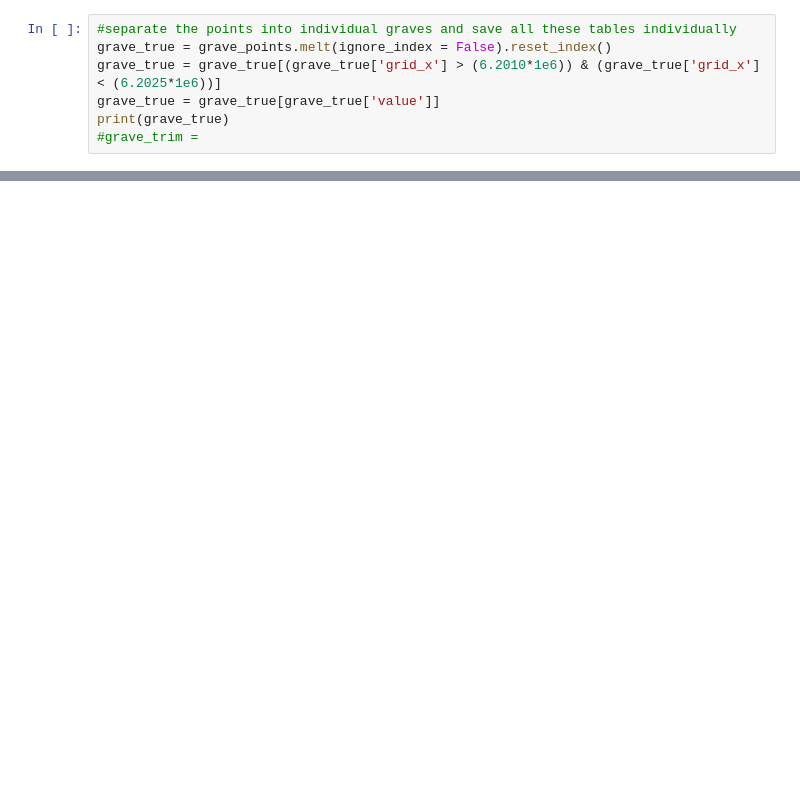
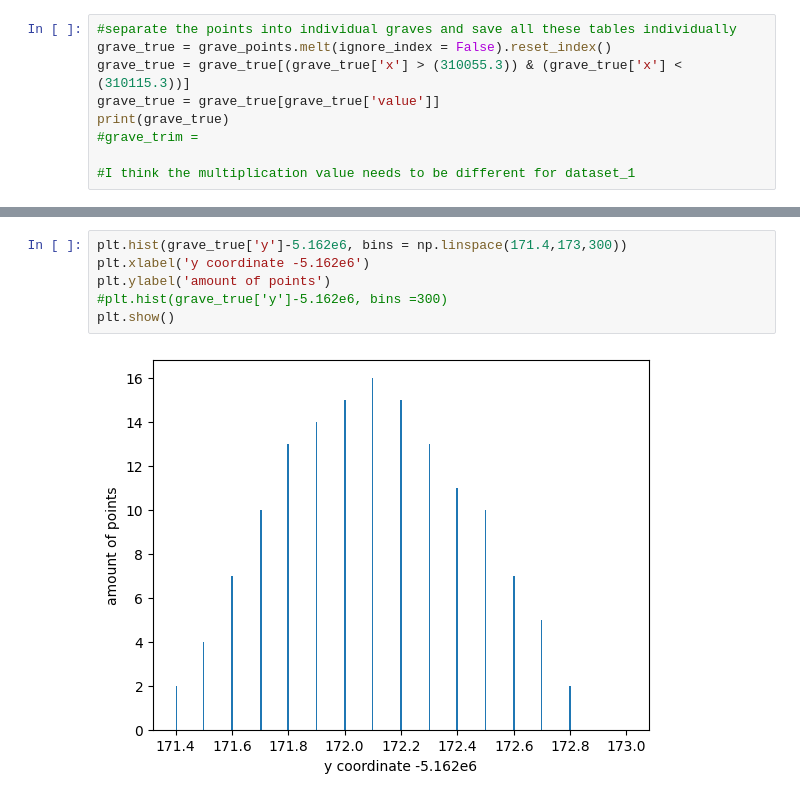
Before and after one commit to SillyCookies/Grave_Processing, a Jupyter notebook: define_graves.ipynb, the cells around one changed output, grey strips where cells are left out. Saved outputs shown, nothing was run; the diff lists cells and outputs as text; blank space fills up the shorter version.

```diff
--- a/define_graves.ipynb
+++ b/define_graves.ipynb
@@ -51,7 +126,9 @@ grave_points = grid > 0.45
 # %%
 #separate the points into individual graves and save all these tables individually
 grave_true = grave_points.melt(ignore_index = False).reset_index()
-grave_true = grave_true[(grave_true['grid_x'] > (6.2010*1e6)) & (grave_true['grid_x'] < (6.2025*1e6))]
+grave_true = grave_true[(grave_true['x'] > (310055.3)) & (grave_true['x'] < (310115.3))]
 grave_true = grave_true[grave_true['value']]
 print(grave_true)
 #grave_trim =
+
+#I think the multiplication value needs to be different for dataset_1
@@ -57,0 +150,8 @@ print(grave_true)
+# %%
+plt.hist(grave_true['y']-5.162e6, bins = np.linspace(171.4,173,300))
+plt.xlabel('y coordinate -5.162e6')
+plt.ylabel('amount of points')
+#plt.hist(grave_true['y']-5.162e6, bins =300)
+plt.show()
+# %% [output]
+[figure, added]
```
Also changed, not shown: parts of 24 cells of this notebook, 6 other files.
